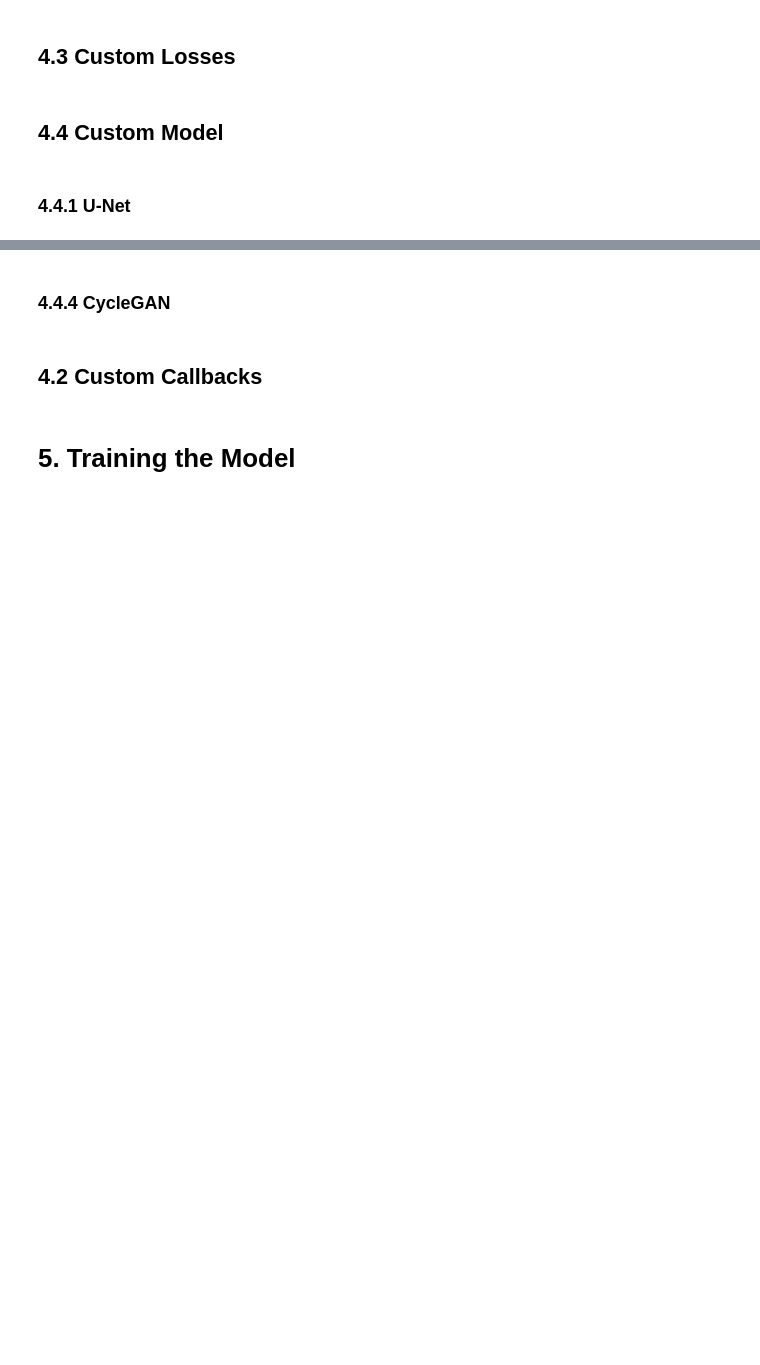
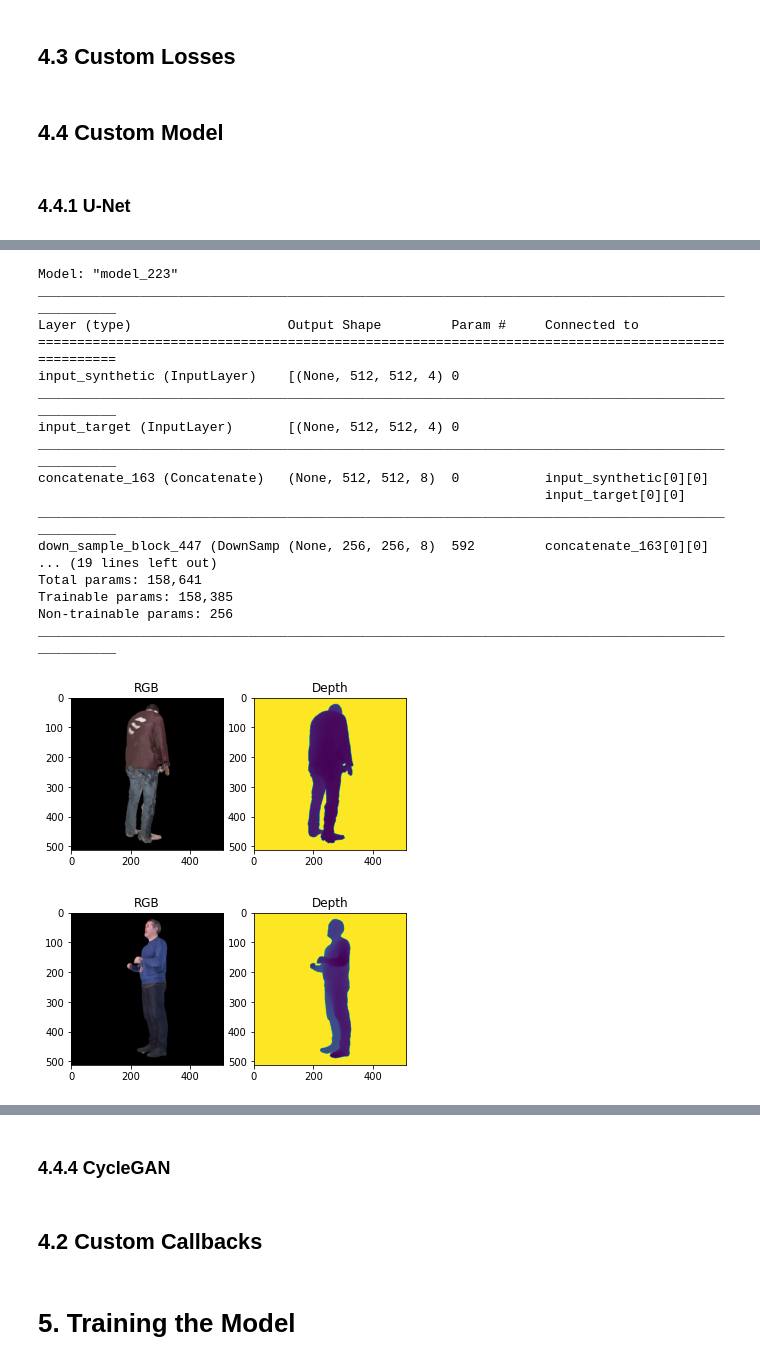
Before and after one commit to sascha-kirch/VoloGAN, a Jupyter notebook: VologramsData_Playground.ipynb, the cells around one changed output, grey strips where cells are left out. Cells and saved outputs as stored; diff of their text form; code cells hidden in the pictures; blank space fills up the shorter version.

```diff
--- a/VologramsData_Playground.ipynb
+++ b/VologramsData_Playground.ipynb
@@ -631,0 +763,80 @@ _________________________________________________________________
+# %%
+class PatchGAN(tf.keras.Model):
+  def __init__(self, filters = 4, num_up_down_blocks = 4, kernel_initializer = KERNEL_INIT):
+    super(PatchGAN, self).__init__()
+
+    self.concat = tf.keras.layers.Concatenate()
+
+    self.downBlocks = [DownSampleBlock(filters * (2**x) ) for x in range(num_up_down_blocks)]
+    self.zeroPadding1 = tf.keras.layers.ZeroPadding2D()
+
+    # convolution doubles number of filters, while roughly maintaining height/width (no padding, therfore roughly)
+    self.conv1 = tf.keras.layers.Conv2D(filters * (2**(num_up_down_blocks + 1)), 4, strides=1, kernel_initializer = kernel_initializer, use_bias=False)
+
+    self.batchNorm = tf.keras.layers.BatchNormalization()
+    self.act = tf.keras.layers.LeakyReLU()
+
+    self.zeroPadding2 = tf.keras.layers.ZeroPadding2D()
+
+    #everthing down to one channel
+    self.conv2 = tf.keras.layers.Conv2D(1, 4, strides=1, kernel_initializer = kernel_initializer)
+
+  def call(self, input_synthetic, input_target):
+    x = self.concat([input_synthetic,input_target])
+    #Downsampling Blocks
+    for down in self.downBlocks:
+        x = down(x)
+    x = self.zeroPadding1(x)
+    x = self.conv1(x)
+    x = self.batchNorm(x)
+    x = self.act(x)
+    x = self.zeroPadding2(x)
+    x = self.conv2(x)
+
+    return x
+
+
+  def build_model_from_layers(self, inputDim):
+    x = tf.keras.layers.Input(shape=(inputDim), name = "input_synthetic")
+    y = tf.keras.layers.Input(shape=(inputDim), name = "input_target")
+    return tf.keras.Model(inputs=[x, y], outputs=self.call(x,y))
+
+# Test
+# Test input has the shape of the 1 training example of the dataset
+dataShape = (512,512,4)
+test_Input = tf.keras.layers.Input(shape=dataShape)
+
+patchGAN = PatchGAN(num_up_down_blocks = 4)
+patchGAN.build_model_from_layers(dataShape).summary()
+tf.keras.utils.plot_model(patchGAN.build_model_from_layers(dataShape), show_shapes=True, expand_nested=True)
+
+# Test forward Propagation
+#rgbd_samples = Combine_color_depth(DATA_PATH)
+img1 = rgbd_samples[29,:,:,:]
+img2 = rgbd_samples[24,:,:,:]
+Plot_RGBD_Sample(img1)
+Plot_RGBD_Sample(img2)
+output = patchGAN(img1[tf.newaxis,...], img2[tf.newaxis,...], training = False)
+plt.imshow(output[0,...,-1], cmap='RdBu_r')
+plt.colorbar()
+#print(output)
+# %% [output]
+Model: "model_223"
+__________________________________________________________________________________________________
+Layer (type)                    Output Shape         Param #     Connected to
+==================================================================================================
+input_synthetic (InputLayer)    [(None, 512, 512, 4) 0
+__________________________________________________________________________________________________
+input_target (InputLayer)       [(None, 512, 512, 4) 0
+__________________________________________________________________________________________________
+concatenate_163 (Concatenate)   (None, 512, 512, 8)  0           input_synthetic[0][0]
+                                                                 input_target[0][0]
+__________________________________________________________________________________________________
+down_sample_block_447 (DownSamp (None, 256, 256, 8)  592         concatenate_163[0][0]
+... (19 lines left out)
+Total params: 158,641
+Trainable params: 158,385
+Non-trainable params: 256
+__________________________________________________________________________________________________
+[figure, added]
+[figure, added]
```
Also changed, not shown: parts of 22 cells of this notebook.
